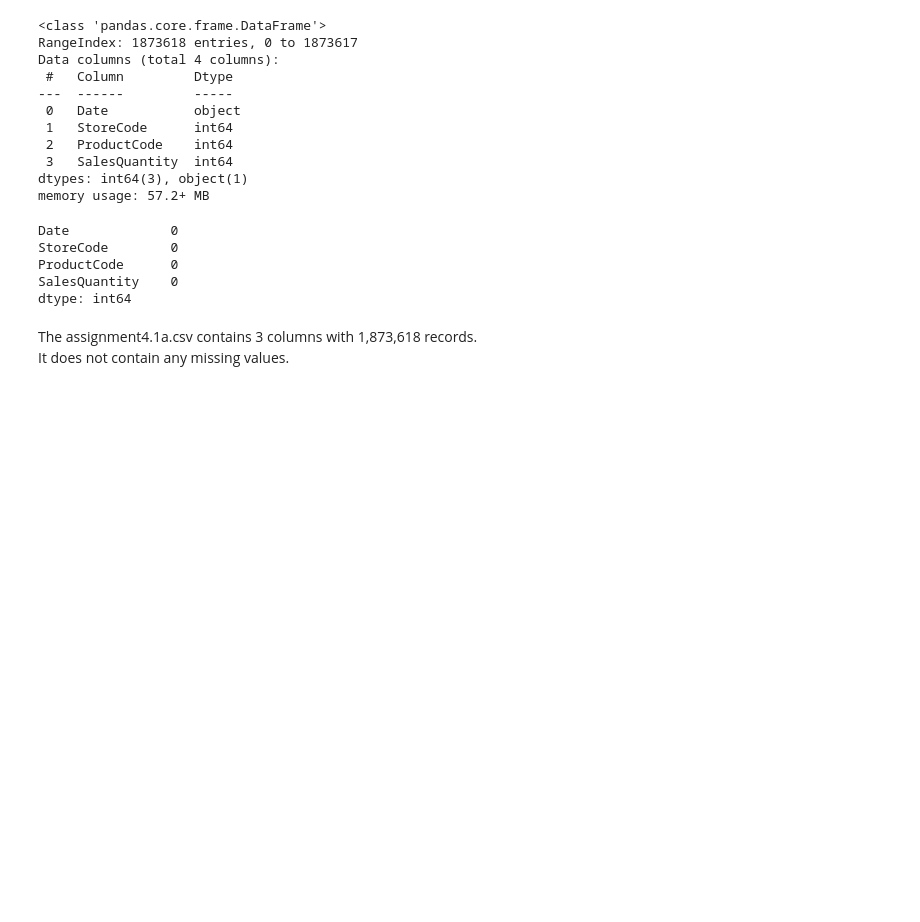
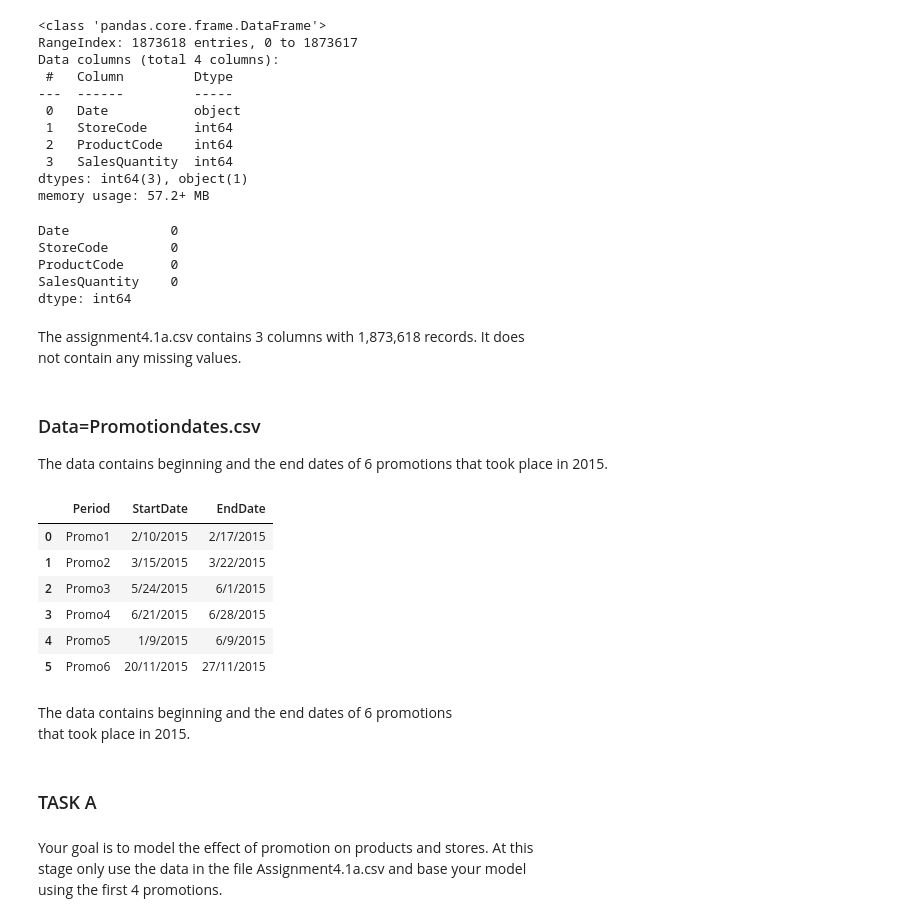
Before and after one commit to Botan-Bulut/DataScienceProjects, a Jupyter notebook: InventAnalyticsCaseStudy/assignment4.ipynb, the cells around one changed output. Drawn from its saved outputs; the diff is of its cells as text; code cells hidden in the pictures; blank space fills up the shorter version.

```diff
--- a/InventAnalyticsCaseStudy/assignment4.ipynb
+++ b/InventAnalyticsCaseStudy/assignment4.ipynb
@@ -67,7 +66,29 @@ ProductCode      0
 SalesQuantity    0
 dtype: int64
 # %% [markdown]
-The assignment4.1a.csv contains 3 columns with 1,873,618 records.
-It does not contain any missing values.
+The assignment4.1a.csv contains 3 columns with 1,873,618 records. It does
+not contain any missing values.
+# %% [markdown]
+### Data=Promotiondates.csv
+The data contains beginning and the end dates of 6 promotions that took
+place in 2015.
 # %%
-df_promotion =
+df_promotion = pd.read_csv('./PromotionDates.csv')
+df_promotion
+# %% [output]
+|  | Period | StartDate | EndDate |
+| 0 | Promo1 | 2/10/2015 | 2/17/2015 |
+| 1 | Promo2 | 3/15/2015 | 3/22/2015 |
+| 2 | Promo3 | 5/24/2015 | 6/1/2015 |
+| 3 | Promo4 | 6/21/2015 | 6/28/2015 |
+| 4 | Promo5 | 1/9/2015 | 6/9/2015 |
+| 5 | Promo6 | 20/11/2015 | 27/11/2015 |
+# %% [markdown]
+The data contains beginning and the end dates of 6 promotions
+that took place in 2015.
+# %% [markdown]
+### TASK A
+# %% [markdown]
+Your goal is to model the effect of promotion on products and stores. At this
+stage only use the data in the file Assignment4.1a.csv and base your model
+using the first 4 promotions.
```
Also changed, not shown: parts of 25 cells of this notebook, 8 other files.
